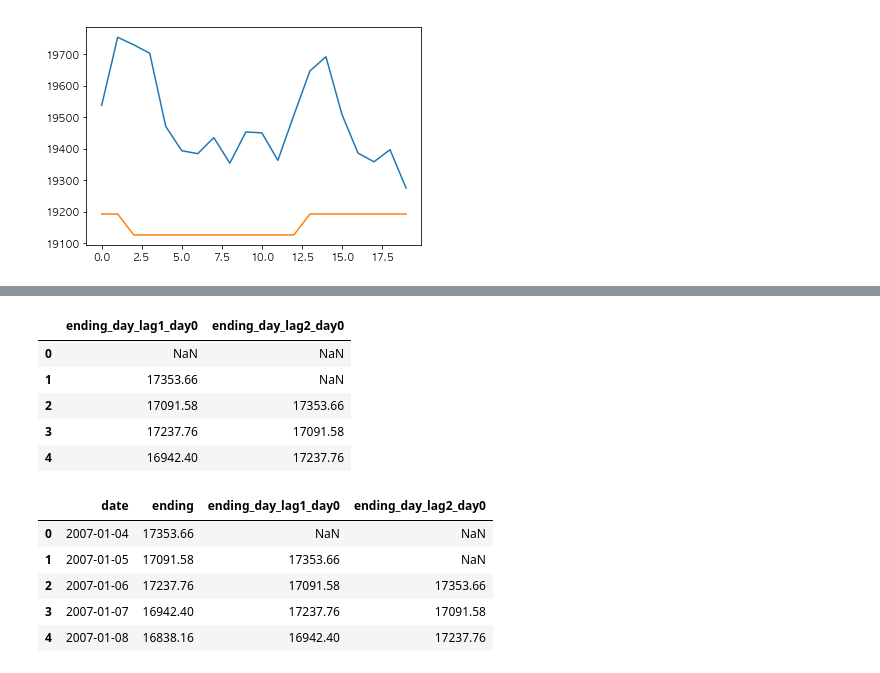
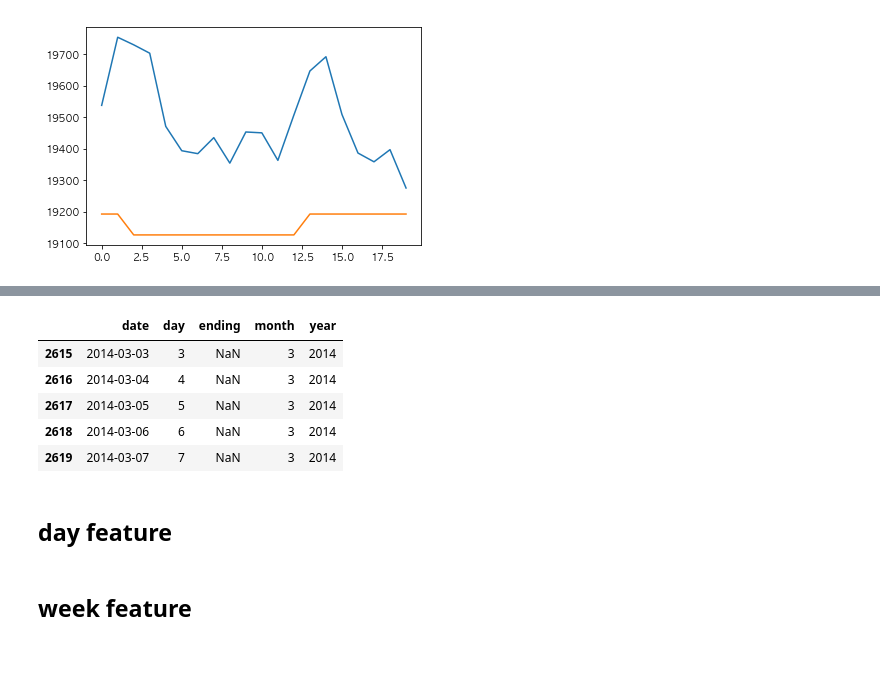
Before and after one commit to upura/upura.hatenablog, a Jupyter notebook: time_series/kaggledays/index.ipynb, the cells around one changed output, grey strips where cells are left out. Saved outputs shown, nothing was run; the diff lists cells and outputs as text; code cells hidden in the pictures.

```diff
--- a/time_series/kaggledays/index.ipynb
+++ b/time_series/kaggledays/index.ipynb
@@ -211 +248,12 @@ data.head()
+# %%
+data.tail()
+# %% [output]
+|  | date | day | ending | month | year |
+| 2615 | 2014-03-03 | 3 | NaN | 3 | 2014 |
+| 2616 | 2014-03-04 | 4 | NaN | 3 | 2014 |
+| 2617 | 2014-03-05 | 5 | NaN | 3 | 2014 |
+| 2618 | 2014-03-06 | 6 | NaN | 3 | 2014 |
+| 2619 | 2014-03-07 | 7 | NaN | 3 | 2014 |
+# %% [markdown]
+## day feature
 # %%
@@ -224,3 +269,5 @@ for d in range(ntest):
         test = pd.DataFrame(df['ending_' + feat_name])[ntrain:].reset_index(drop=True)
         train.to_feather(f'features/{feat_name}_train.feather')
         test.to_feather(f'features/{feat_name}_test.feather')
+# %% [markdown]
+## week feature
@@ -244,18 +302,0 @@ feather_train, feather_test = load_datasets(feats)
-# %%
-feather_train.head()
-# %% [output]
-|  | ending_day_lag1_day0 | ending_day_lag2_day0 |
-| 0 | NaN | NaN |
-| 1 | 17353.66 | NaN |
-| 2 | 17091.58 | 17353.66 |
-| 3 | 17237.76 | 17091.58 |
-| 4 | 16942.40 | 17237.76 |
-# %%
-pd.concat([X_train, feather_train], axis=1).head()
-# %% [output]
-|  | date | ending | ending_day_lag1_day0 | ending_day_lag2_day0 |
-| 0 | 2007-01-04 | 17353.66 | NaN | NaN |
-| 1 | 2007-01-05 | 17091.58 | 17353.66 | NaN |
-| 2 | 2007-01-06 | 17237.76 | 17091.58 | 17353.66 |
-| 3 | 2007-01-07 | 16942.40 | 17237.76 | 17091.58 |
-| 4 | 2007-01-08 | 16838.16 | 16942.40 | 17237.76 |
```
Also changed, not shown: parts of 15 cells of this notebook.
